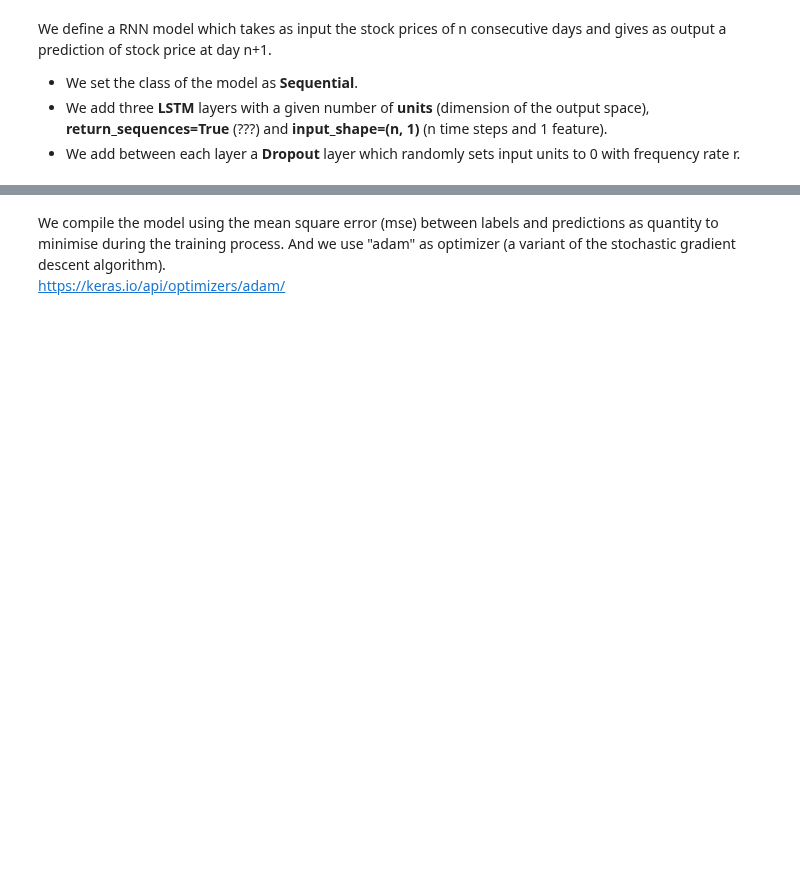
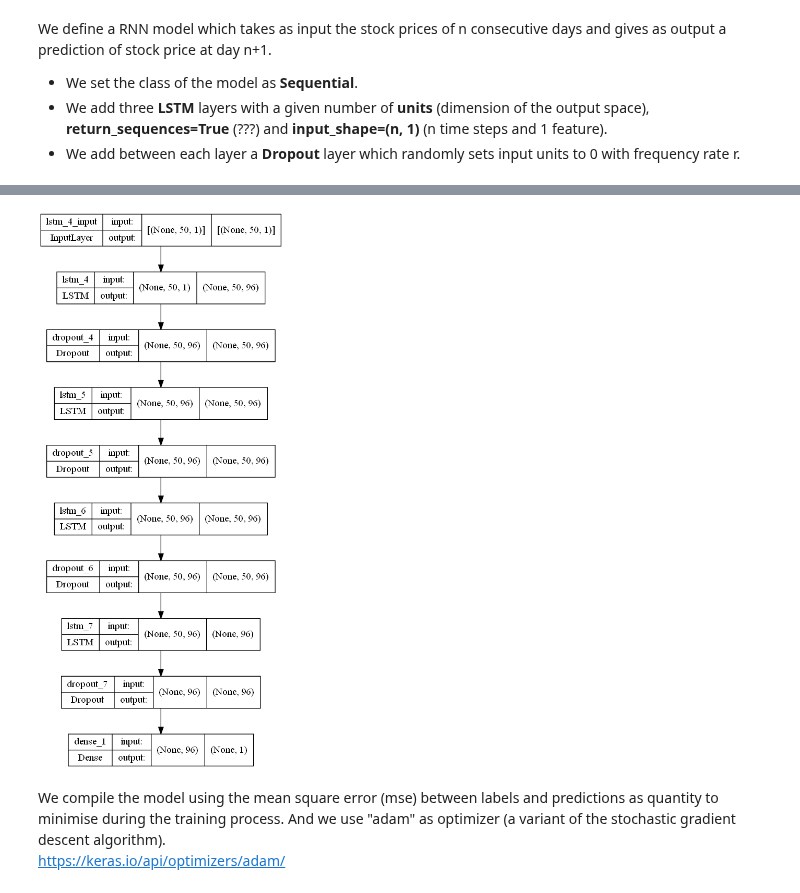
Before and after one commit to rtiedra/data-science, a Jupyter notebook: stock_price/stock_price.ipynb, the cells around one changed output, grey strips where cells are left out. Drawn from its saved outputs; the diff is of its cells as text; code cells hidden in the pictures; blank space fills up the shorter version.

```diff
--- a/stock_price/stock_price.ipynb
+++ b/stock_price/stock_price.ipynb
@@ -181,6 +181,15 @@ Total params: 260,065
 Trainable params: 260,065
 Non-trainable params: 0
 _________________________________________________________________
+# %%
+# Importing the "plot_model" function from keras.utils.vis_utils module (to plot a graph of the model)
+# See https://keras.io/api/utils/model_plotting_utils/#plot_model-function
+
+from keras.utils.vis_utils import plot_model
+
+plot_model(model, show_shapes=True)
+# %% [output]
+[figure, added]
 # %% [markdown]
 We compile the model using the mean square error (mse) between labels and predictions as quantity to minimise during the training process. And we use "adam" as optimizer (a variant of the stochastic gradient descent algorithm).<br>
 https://keras.io/api/optimizers/adam/
```
Also changed, not shown: parts of 3 cells of this notebook, 2 other files.
